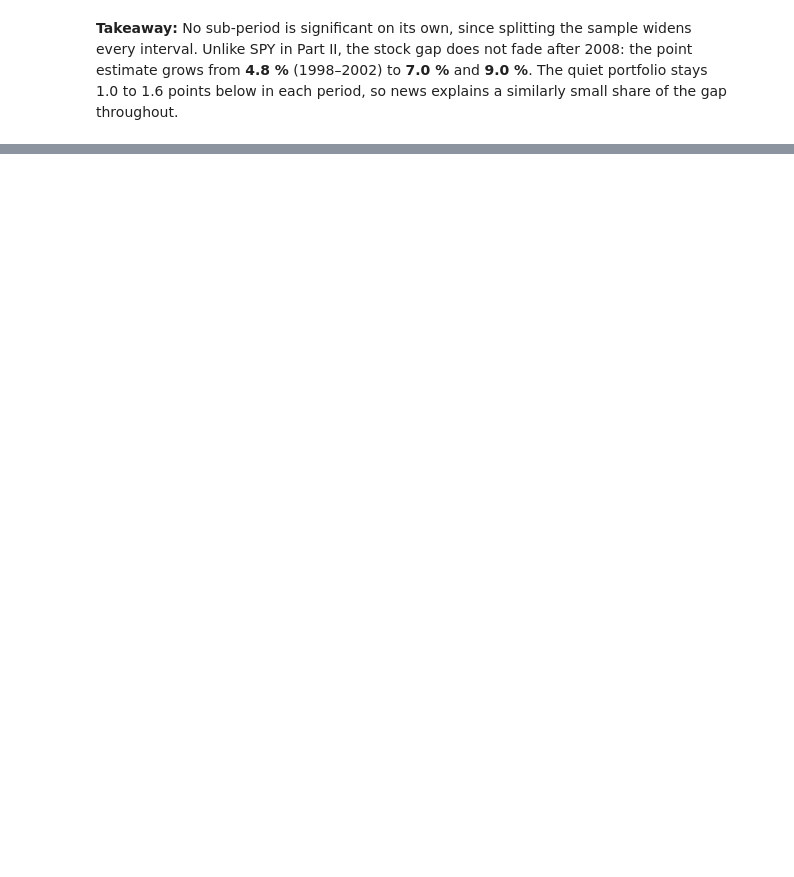
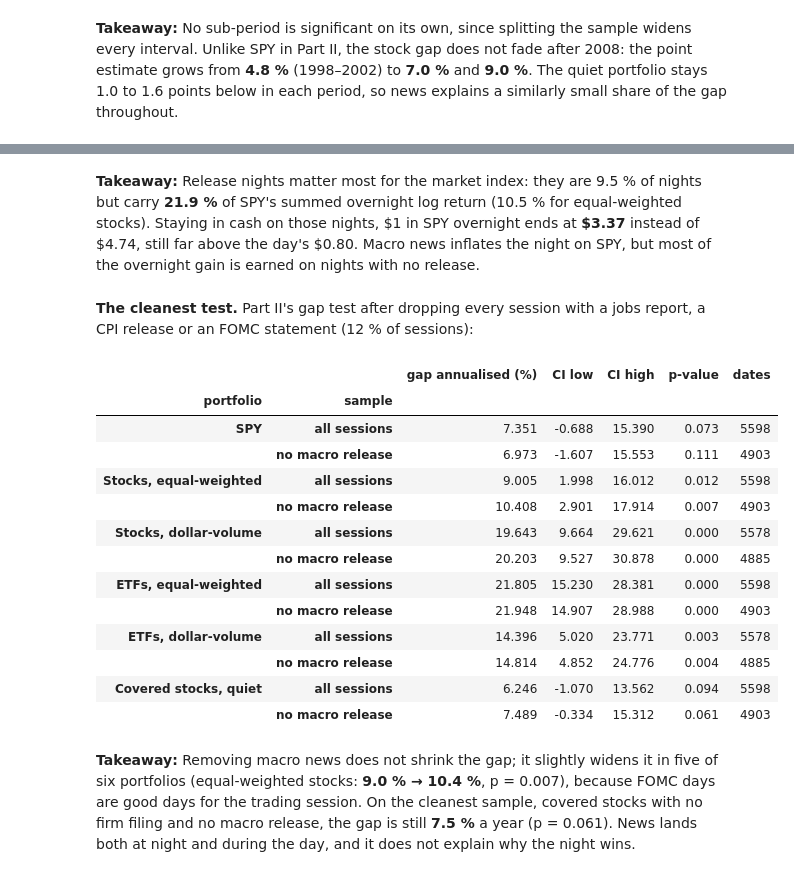
Before and after one commit to theanalysts-ada/Project_ADA_Stock_Markets_TheAnalysts, a Jupyter notebook: results.ipynb, the cells around one changed output, grey strips where cells are left out. Drawn from its saved outputs; the diff is of its cells as text; code cells hidden in the pictures; blank space fills up the shorter version.

```diff
--- a/results.ipynb
+++ b/results.ipynb
@@ -991,3 +1057,26 @@ quiet_gap_by_period(news_ports)
+# %% [markdown]
+**Takeaway:** Release nights matter most for the market index: they are 9.5 % of nights but carry **21.9 %** of SPY's summed overnight log return (10.5 % for equal-weighted stocks). Staying in cash on those nights, \$1 in SPY overnight ends at **\$3.37** instead of \$4.74, still far above the day's \$0.80. Macro news inflates the night on SPY, but most of the overnight gain is earned on nights with no release.
+# %% [markdown]
+**The cleanest test.** Part II's gap test after dropping every session with a jobs report, a CPI release or an FOMC statement (12 % of sessions):
+# %%
+macro_free_gap(macro_ports, macro)
+# %% [output]
+|  |  | gap annualised (%) | CI low | CI high | p-value | dates |
+| portfolio | sample |  |  |  |  |  |
+| SPY | all sessions | 7.351 | -0.688 | 15.390 | 0.073 | 5598 |
+|  | no macro release | 6.973 | -1.607 | 15.553 | 0.111 | 4903 |
+| Stocks, equal-weighted | all sessions | 9.005 | 1.998 | 16.012 | 0.012 | 5598 |
+|  | no macro release | 10.408 | 2.901 | 17.914 | 0.007 | 4903 |
+| Stocks, dollar-volume | all sessions | 19.643 | 9.664 | 29.621 | 0.000 | 5578 |
+|  | no macro release | 20.203 | 9.527 | 30.878 | 0.000 | 4885 |
+| ETFs, equal-weighted | all sessions | 21.805 | 15.230 | 28.381 | 0.000 | 5598 |
+|  | no macro release | 21.948 | 14.907 | 28.988 | 0.000 | 4903 |
+| ETFs, dollar-volume | all sessions | 14.396 | 5.020 | 23.771 | 0.003 | 5578 |
+|  | no macro release | 14.814 | 4.852 | 24.776 | 0.004 | 4885 |
+| Covered stocks, quiet | all sessions | 6.246 | -1.070 | 13.562 | 0.094 | 5598 |
+|  | no macro release | 7.489 | -0.334 | 15.312 | 0.061 | 4903 |
+# %% [markdown]
+**Takeaway:** Removing macro news does not shrink the gap; it slightly widens it in five of six portfolios (equal-weighted stocks: **9.0 % → 10.4 %**, p = 0.007), because FOMC days are good days for the trading session. On the cleanest sample, covered stocks with no firm filing and no macro release, the gap is still **7.5 %** a year (p = 0.061). News lands both at night and during the day, and it does not explain why the night wins.
 # %% [markdown]
 ## Conclusion
 
```
Also changed, not shown: parts of 18 cells of this notebook.
